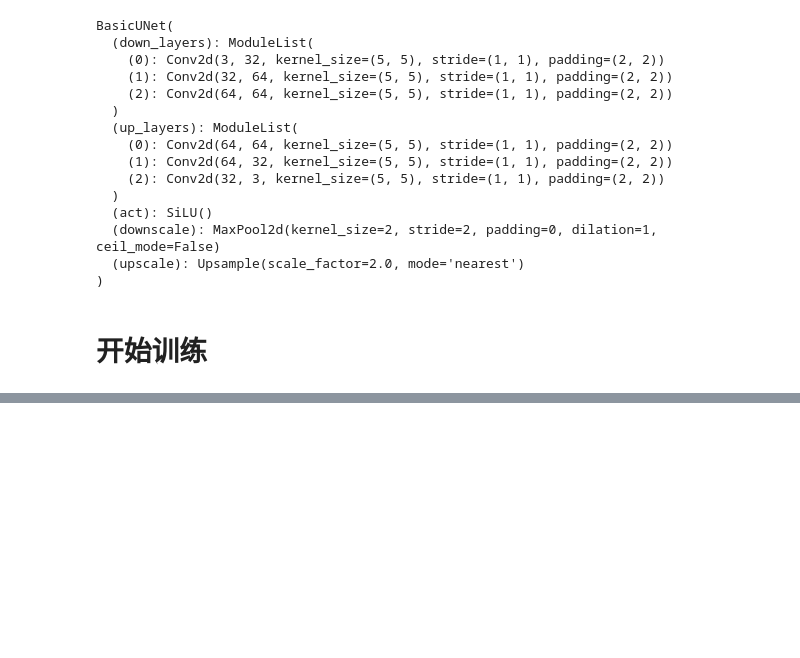
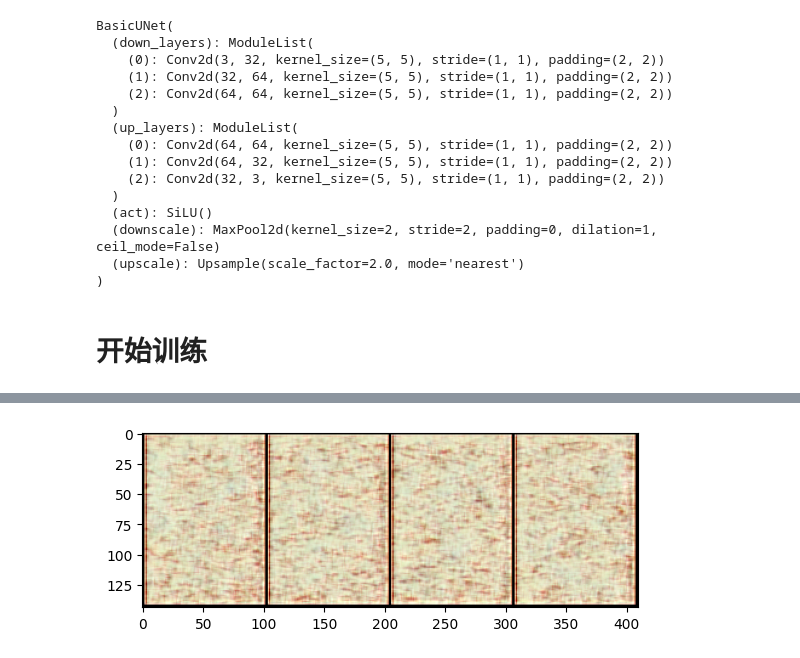
Before and after one commit to XMK233/ML_runCodeFromBook, a Jupyter notebook: HuggingFace扩散模型/prac-1.2-1.ipynb, the cells around one changed output, grey strips where cells are left out. Cells and saved outputs as stored; diff of their text form; code cells hidden in the pictures; blank space fills up the shorter version.

```diff
--- a/HuggingFace扩散模型/prac-1.2-1.ipynb
+++ b/HuggingFace扩散模型/prac-1.2-1.ipynb
@@ -333,0 +444,9 @@ show_images(
+# %%
+show_images(
+    net(
+        torch.rand_like(x),
+        0
+    ).sample
+)
+# %% [output]
+[figure, added]
```
Also changed, not shown: parts of 19 cells of this notebook, 1 other file.
